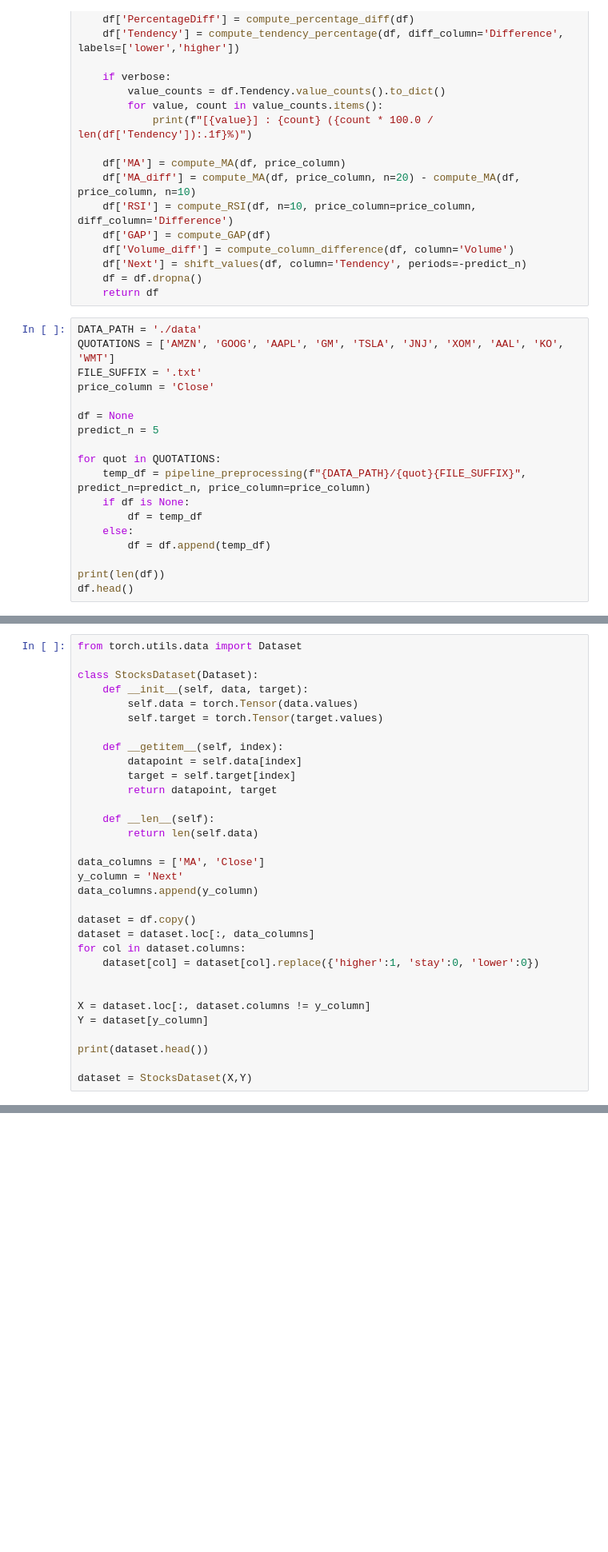
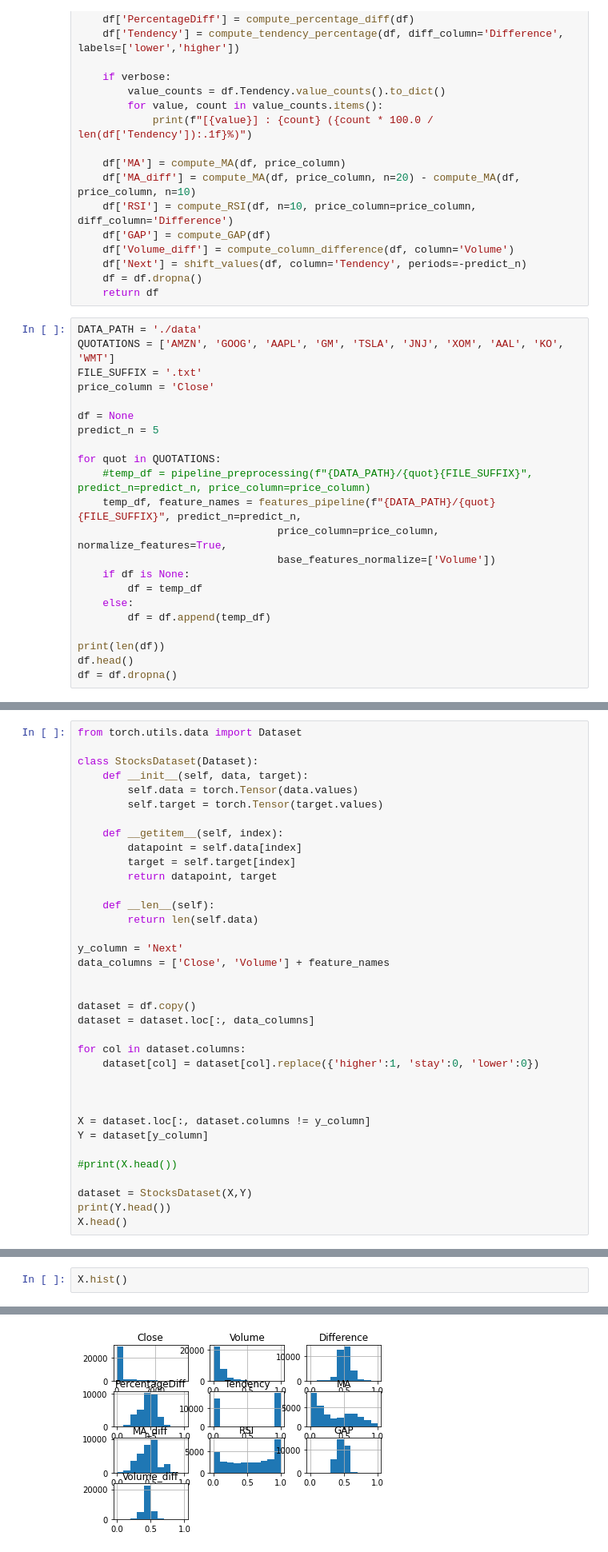
Before and after one commit to Naralas/StonksMarketPrediction, a Jupyter notebook: DL_StockPricePrediction.ipynb, the cells around one changed output, grey strips where cells are left out. Shown at 80% size. Drawn from its saved outputs; the diff is of its cells as text; blank space fills up the shorter version.

```diff
--- a/DL_StockPricePrediction.ipynb
+++ b/DL_StockPricePrediction.ipynb
@@ -45,7 +46,10 @@ df = None
 predict_n = 5
 
 for quot in QUOTATIONS:
-    temp_df = pipeline_preprocessing(f"{DATA_PATH}/{quot}{FILE_SUFFIX}", predict_n=predict_n, price_column=price_column)
+    #temp_df = pipeline_preprocessing(f"{DATA_PATH}/{quot}{FILE_SUFFIX}", predict_n=predict_n, price_column=price_column)
+    temp_df, feature_names = features_pipeline(f"{DATA_PATH}/{quot}{FILE_SUFFIX}", predict_n=predict_n,
+                                price_column=price_column, normalize_features=True,
+                                base_features_normalize=['Volume'])
     if df is None:
         df = temp_df
     else:
@@ -53,5 +57,6 @@ for quot in QUOTATIONS:
 
 print(len(df))
 df.head()
+df = df.dropna()
 # %% [output]
 33154
@@ -77,20 +96,24 @@ class StocksDataset(Dataset):
     def __len__(self):
         return len(self.data)
 
-data_columns = ['MA', 'Close']
 y_column = 'Next'
-data_columns.append(y_column)
+data_columns = ['Close', 'Volume'] + feature_names
+
 
 dataset = df.copy()
 dataset = dataset.loc[:, data_columns]
+
 for col in dataset.columns:
     dataset[col] = dataset[col].replace({'higher':1, 'stay':0, 'lower':0})
+
 
 
 X = dataset.loc[:, dataset.columns != y_column]
 Y = dataset[y_column]
 
-print(dataset.head())
+#print(X.head())
 
 dataset = StocksDataset(X,Y)
+print(Y.head())
+X.head()
 # %% [output]
@@ -102,0 +132,3 @@ dataset = StocksDataset(X,Y)
+# %%
+X.hist()
+# %% [output]
@@ -103,3 +146,4 @@ dataset = StocksDataset(X,Y)
+[figure, added]
 # %%
 from torch.utils.data import DataLoader
 dataloader = DataLoader(dataset, batch_size=32, shuffle=True, num_workers=0)
```
Also changed, not shown: parts of 8 cells of this notebook, 2 other files.
